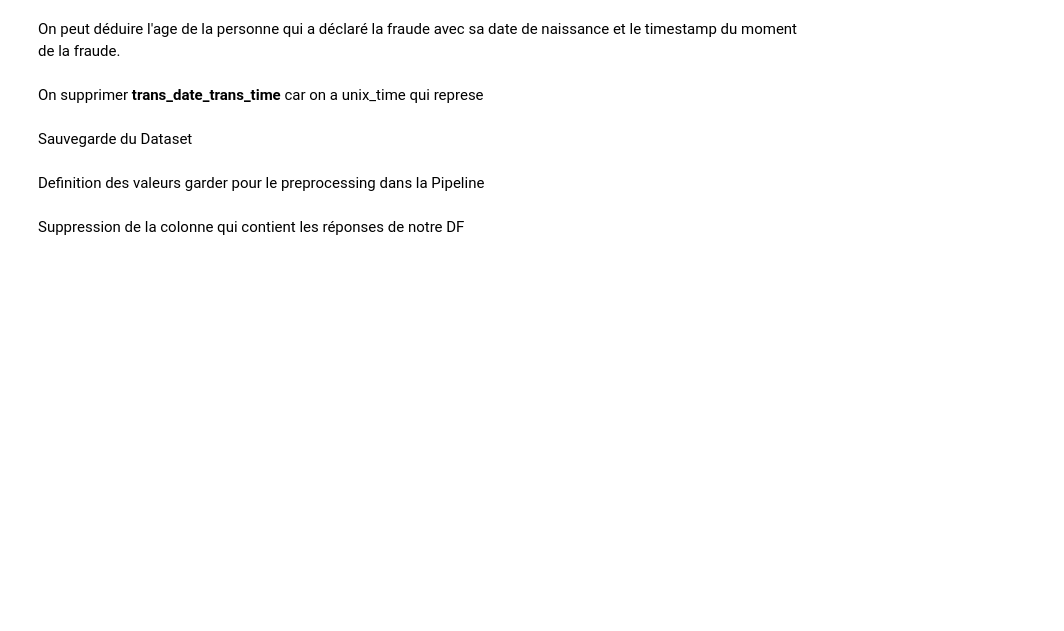
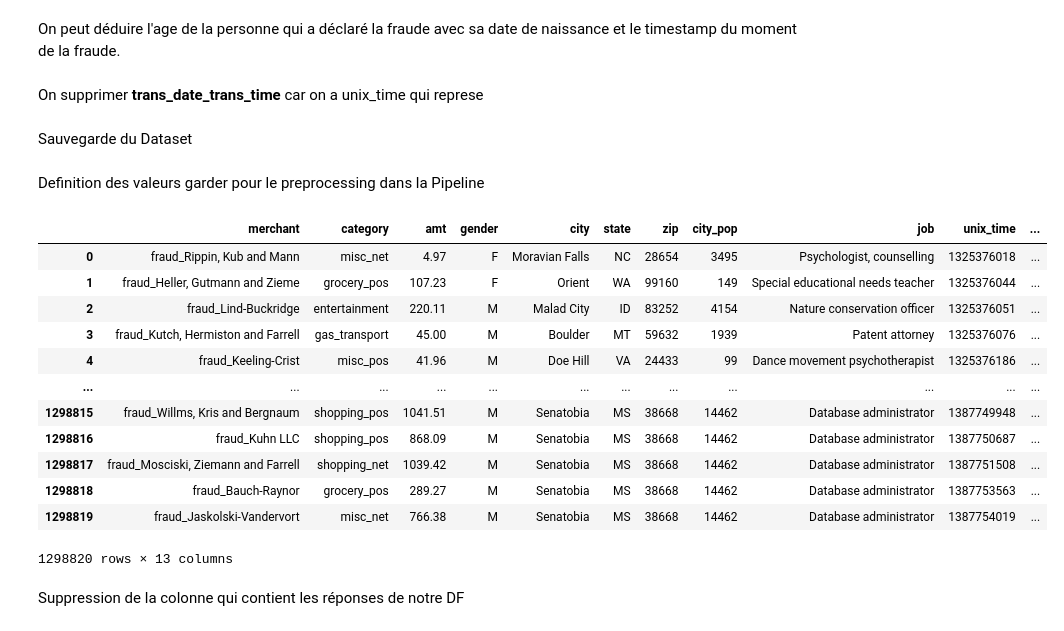
Before and after one commit to S13v3n-2/projet-detection-fraude, a Jupyter notebook: eda/Model_non_superviser.ipynb, the cells around one changed output. Cells and saved outputs as stored; diff of their text form; code cells hidden in the pictures; blank space fills up the shorter version.

```diff
--- a/eda/Model_non_superviser.ipynb
+++ b/eda/Model_non_superviser.ipynb
@@ -90,9 +90,3 @@ from sklearn.preprocessing import StandardScaler, MinMaxScaler,LabelEncoder,Ordi
 from sklearn.pipeline import Pipeline
 from sklearn.compose import ColumnTransformer
 from sklearn.impute import SimpleImputer
-# %%
-df['trans_date_trans_time'] = pd.to_datetime(df['trans_date_trans_time'])
-df['dob'] = pd.to_datetime(df['dob'])
-df['age_at_transaction'] = (df['trans_date_trans_time'] - df['dob']).dt.days / 365.25
-df['age_at_transaction'] = df['age_at_transaction'].round(0).astype(int)
-df['age_at_transaction']
@@ -112,2 +92,0 @@ Name: age_at_transaction, Length: 1298820, dtype: int64
-# %%
-df['trans_date_trans_time_timestamp'] = df['trans_date_trans_time'].astype(int) // 10**9
@@ -129,7 +93,5 @@ Name: trans_date_trans_time_timestamp, Length: 1298820, dtype: int64
 # %% [markdown]
 On peut déduire l'age de la personne qui a déclaré la fraude avec sa date de naissance et le timestamp du moment de la fraude.
-# %%
-df = df.drop(columns=['trans_date_trans_time','dob'])
 # %% [markdown]
 On supprimer **trans_date_trans_time** car on a unix_time qui represe
 # %%
@@ -144,4 +108,7 @@ Definition des valeurs garder pour le preprocessing dans la Pipeline
 # %%
+# Transformer personnalisé
+date_transformer = TransactionDateTransformer()
+
 numeric_transformer = Pipeline(steps=[
     ("imputer", SimpleImputer(strategy="median")),
     ("scaler", StandardScaler()) # on évite qu’une variable domine les autres en reduisant leur echélle
@@ -160,6 +127,22 @@ preprocessor = ColumnTransformer(
     ],
     remainder="drop"
 )
+# %%
+date_transformer.fit_transform(df)
+# %% [output]
+|  | merchant | category | amt | gender | city | state | zip | city_pop | job | unix_time | ... |
+| 0 | fraud_Rippin, Kub and Mann | misc_net | 4.97 | F | Moravian Falls | NC | 28654 | 3495 | Psychologist, counselling | 1325376018 | ... |
+| 1 | fraud_Heller, Gutmann and Zieme | grocery_pos | 107.23 | F | Orient | WA | 99160 | 149 | Special educational needs teacher | 1325376044 | ... |
+| 2 | fraud_Lind-Buckridge | entertainment | 220.11 | M | Malad City | ID | 83252 | 4154 | Nature conservation officer | 1325376051 | ... |
+| 3 | fraud_Kutch, Hermiston and Farrell | gas_transport | 45.00 | M | Boulder | MT | 59632 | 1939 | Patent attorney | 1325376076 | ... |
+| 4 | fraud_Keeling-Crist | misc_pos | 41.96 | M | Doe Hill | VA | 24433 | 99 | Dance movement psychotherapist | 1325376186 | ... |
+| ... | ... | ... | ... | ... | ... | ... | ... | ... | ... | ... | ... |
+| 1298815 | fraud_Willms, Kris and Bergnaum | shopping_pos | 1041.51 | M | Senatobia | MS | 38668 | 14462 | Database administrator | 1387749948 | ... |
+| 1298816 | fraud_Kuhn LLC | shopping_pos | 868.09 | M | Senatobia | MS | 38668 | 14462 | Database administrator | 1387750687 | ... |
+| 1298817 | fraud_Mosciski, Ziemann and Farrell | shopping_net | 1039.42 | M | Senatobia | MS | 38668 | 14462 | Database administrator | 1387751508 | ... |
+| 1298818 | fraud_Bauch-Raynor | grocery_pos | 289.27 | M | Senatobia | MS | 38668 | 14462 | Database administrator | 1387753563 | ... |
+| 1298819 | fraud_Jaskolski-Vandervort | misc_net | 766.38 | M | Senatobia | MS | 38668 | 14462 | Database administrator | 1387754019 | ... |
+1298820 rows × 13 columns
 # %%
 df.drop('is_fraud', axis=1, inplace=True)
 # %% [markdown]
```
Also changed, not shown: parts of 7 cells of this notebook, 8 other files.
